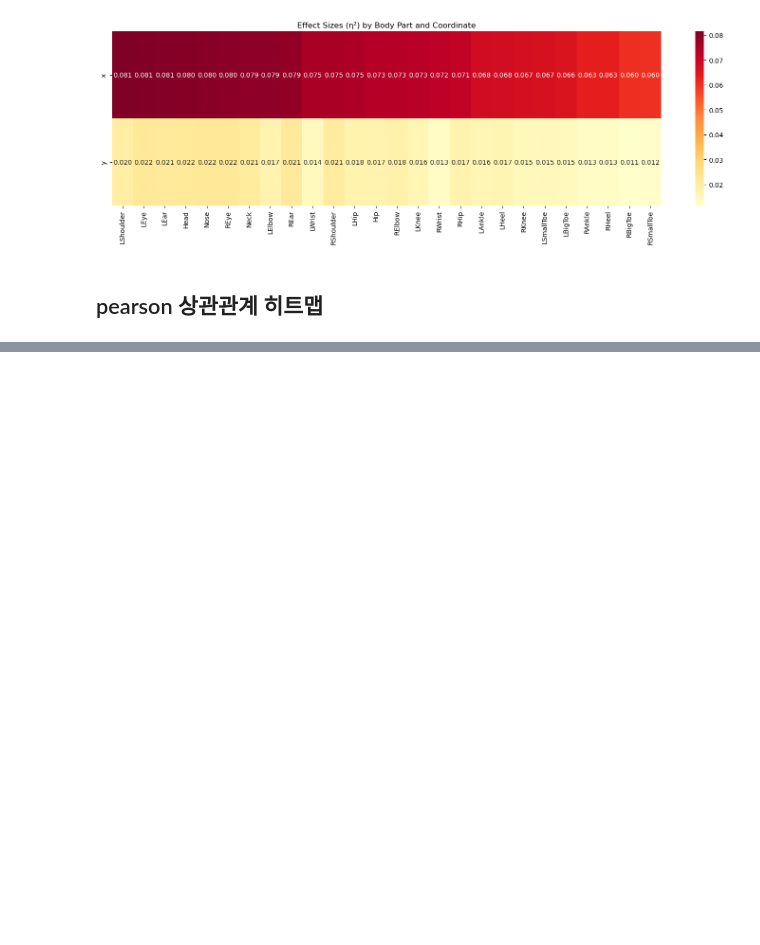
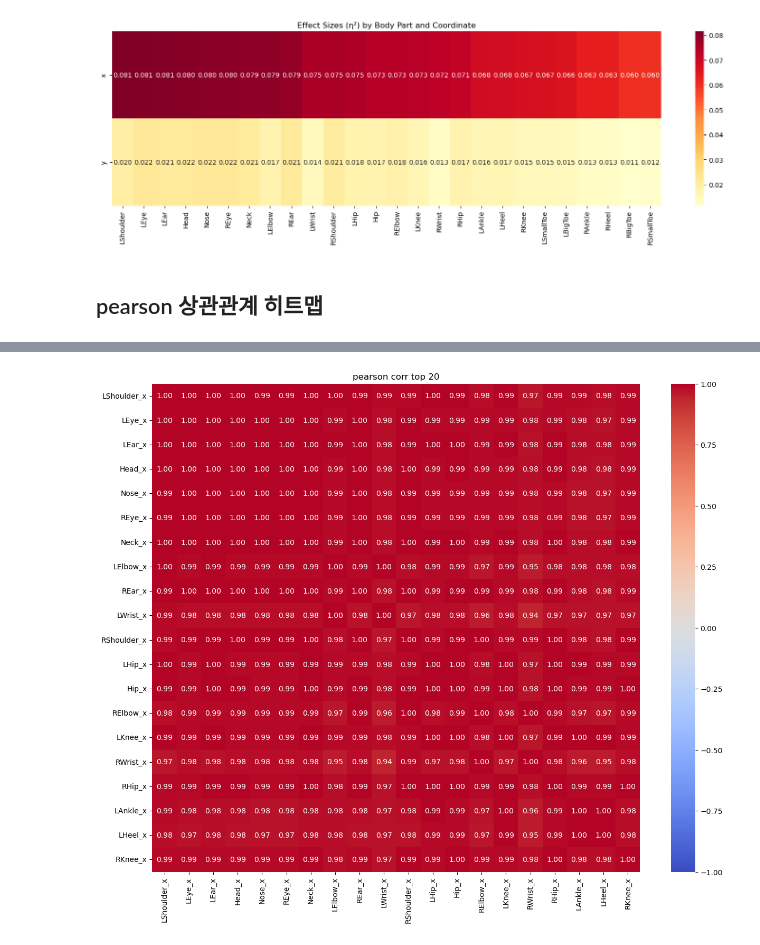
Before and after one commit to lastwater8725/figure_v2, a Jupyter notebook: figure/src/EDA.ipynb, the cells around one changed output, grey strips where cells are left out. Saved outputs shown, nothing was run; the diff lists cells and outputs as text; code cells hidden in the pictures; blank space fills up the shorter version.

```diff
--- a/figure/src/EDA.ipynb
+++ b/figure/src/EDA.ipynb
@@ -572,0 +513,17 @@ plt.show()
+# %%
+# 상위 20개 특성 corr
+top_20 = results_df.head(20)['Feature'].tolist()
+plt.figure(figsize=(15,12))
+correlation_20 = data[top_20].corr(method='pearson')
+
+sns.heatmap(correlation_20,
+            cmap='coolwarm',
+            annot=True,
+            fmt='.2f',
+            square=True,
+            vmin=-1,
+            vmax=1)
+plt.title('pearson corr top 20')
+plt.show()
+# %% [output]
+[figure, added]
```
Also changed, not shown: parts of 7 cells of this notebook, 1 other file.
